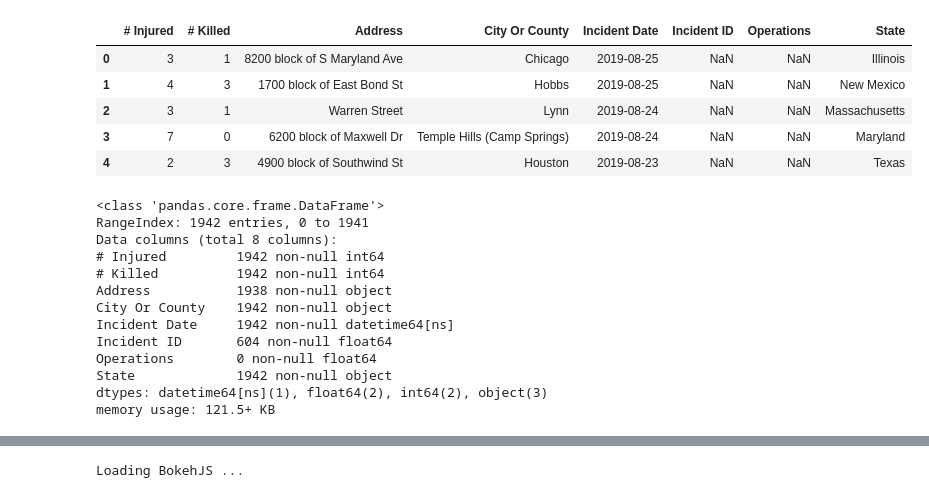
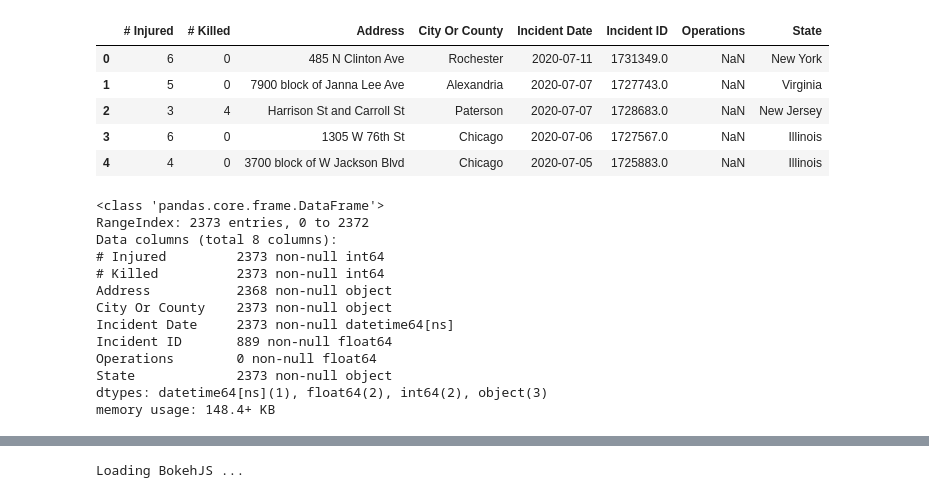
Before and after one commit to thomsu/Mass-Shootings-Time-Series, a Jupyter notebook: MassShootings.ipynb, the cells around one changed output, grey strips where cells are left out. Drawn from its saved outputs; the diff is of its cells as text; code cells hidden in the pictures.

```diff
--- a/MassShootings.ipynb
+++ b/MassShootings.ipynb
@@ -15,37 +22,38 @@ from bokeh.tile_providers import get_provider, Vendors
 # %%
 df14 = pd.read_csv('mass_shootings2014.csv', parse_dates=['Incident Date'])
 df15 = pd.read_csv('mass_shootings2015.csv', parse_dates=['Incident Date'])
 df16 = pd.read_csv('mass_shootings2016.csv', parse_dates=['Incident Date'])
 df17 = pd.read_csv('mass_shootings2017.csv', parse_dates=['Incident Date'])
 df18 = pd.read_csv('mass_shootings2018.csv', parse_dates=['Incident Date'])
 df19 = pd.read_csv('mass_shootings2019.csv', parse_dates=['Incident Date'])
+df20 = pd.read_csv('mass_shootings2020.csv', parse_dates=['Incident Date'])
 
-frames = [df19, df18, df17, df16, df15, df14]
+frames = [df20, df19, df18, df17, df16, df15, df14]
 df = pd.concat(frames, ignore_index=True, sort=True)
 df.head()
 # %% [output]
 |  | # Injured | # Killed | Address | City Or County | Incident Date | Incident ID | Operations | State |
-| 0 | 3 | 1 | 8200 block of S Maryland Ave | Chicago | 2019-08-25 | NaN | NaN | Illinois |
-| 1 | 4 | 3 | 1700 block of East Bond St | Hobbs | 2019-08-25 | NaN | NaN | New Mexico |
-| 2 | 3 | 1 | Warren Street | Lynn | 2019-08-24 | NaN | NaN | Massachusetts |
-| 3 | 7 | 0 | 6200 block of Maxwell Dr | Temple Hills (Camp Springs) | 2019-08-24 | NaN | NaN | Maryland |
-| 4 | 2 | 3 | 4900 block of Southwind St | Houston | 2019-08-23 | NaN | NaN | Texas |
+| 0 | 6 | 0 | 485 N Clinton Ave | Rochester | 2020-07-11 | 1731349.0 | NaN | New York |
+| 1 | 5 | 0 | 7900 block of Janna Lee Ave | Alexandria | 2020-07-07 | 1727743.0 | NaN | Virginia |
+| 2 | 3 | 4 | Harrison St and Carroll St | Paterson | 2020-07-07 | 1728683.0 | NaN | New Jersey |
+| 3 | 6 | 0 | 1305 W 76th St | Chicago | 2020-07-06 | 1727567.0 | NaN | Illinois |
+| 4 | 4 | 0 | 3700 block of W Jackson Blvd | Chicago | 2020-07-05 | 1725883.0 | NaN | Illinois |
 # %%
 df.info()
 # %% [output]
 <class 'pandas.core.frame.DataFrame'>
-RangeIndex: 1942 entries, 0 to 1941
+RangeIndex: 2373 entries, 0 to 2372
 Data columns (total 8 columns):
-# Injured         1942 non-null int64
-# Killed          1942 non-null int64
-Address           1938 non-null object
-City Or County    1942 non-null object
-Incident Date     1942 non-null datetime64[ns]
-Incident ID       604 non-null float64
+# Injured         2373 non-null int64
+# Killed          2373 non-null int64
+Address           2368 non-null object
+City Or County    2373 non-null object
+Incident Date     2373 non-null datetime64[ns]
+Incident ID       889 non-null float64
 Operations        0 non-null float64
-State             1942 non-null object
+State             2373 non-null object
 dtypes: datetime64[ns](1), float64(2), int64(2), object(3)
-memory usage: 121.5+ KB
+memory usage: 148.4+ KB
 # %%
 df.describe(include='all')
 # %% [output]
```
Also changed, not shown: parts of 41 cells of this notebook, 1 other file.
